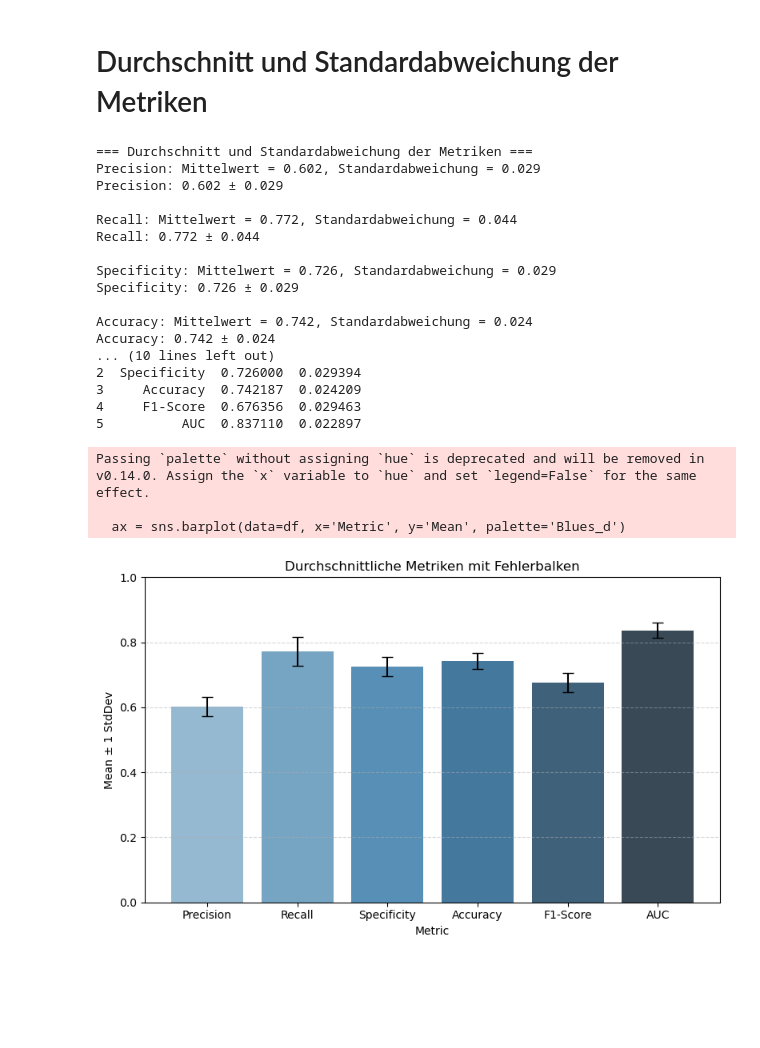
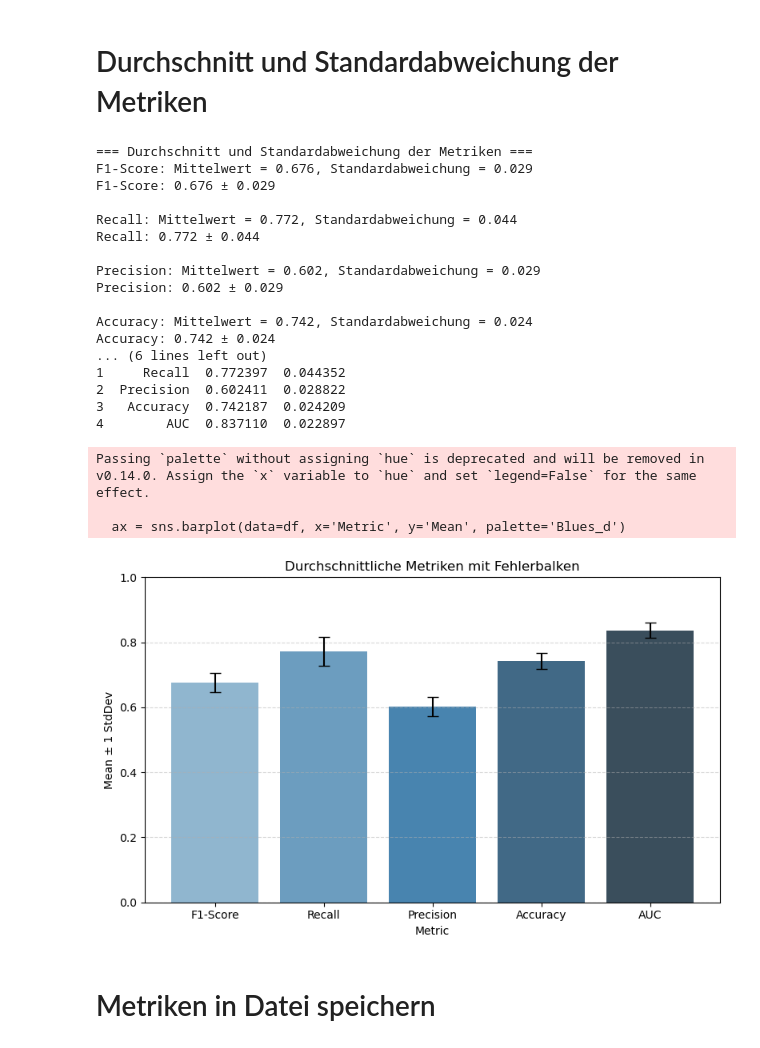
Before and after one commit to mettlrob/FoDS-Diabetes-Diagnosis, a Jupyter notebook: ML_Models/log_reg/log_reg.ipynb, the cells around one changed output. Saved outputs shown, nothing was run; the diff lists cells and outputs as text; code cells hidden in the pictures; blank space fills up the shorter version.

```diff
--- a/ML_Models/log_reg/log_reg.ipynb
+++ b/ML_Models/log_reg/log_reg.ipynb
@@ -251,11 +251,11 @@ plt.show()
 # %%
 # Zusammenfassung der Metriken
 metrics = {
+    "F1-Score": (np.mean(f1_list), np.std(f1_list)),
+    "Recall": (np.mean(recall_list), np.std(recall_list)),
+    #"Specificity": (np.mean(specificity_list), np.std(specificity_list)),
     "Precision": (np.mean(precision_list), np.std(precision_list)),
-    "Recall": (np.mean(recall_list), np.std(recall_list)),
-    "Specificity": (np.mean(specificity_list), np.std(specificity_list)),
     "Accuracy": (np.mean(accuracy_list), np.std(accuracy_list)),
-    "F1-Score": (np.mean(f1_list), np.std(f1_list)),
     "AUC": (np.mean(auc_list), np.std(auc_list))
 }
 
@@ -284,40 +284,42 @@ ax = sns.barplot(data=df, x='Metric', y='Mean', palette='Blues_d')
 
 # Manuell Fehlerbalken hinzufügen
 for i, row in df.iterrows():
     ax.errorbar(
         i,             # x-Position des Balkens
         row['Mean'],   # Mittelwert
         yerr=row['Std'],  # Standardabweichung
         fmt='none',    # kein Marker
         c='black',     # Farbe
         capsize=5      # Querstrichgröße
     )
 
 plt.ylim(0, 1)
 plt.ylabel('Mean ± 1 StdDev')
 plt.title('Durchschnittliche Metriken mit Fehlerbalken')
 plt.grid(axis='y', linestyle='--', alpha=0.5)
 plt.tight_layout()
 plt.show()
 # %% [output]
 === Durchschnitt und Standardabweichung der Metriken ===
-Precision: Mittelwert = 0.602, Standardabweichung = 0.029
-Precision: 0.602 ± 0.029
+F1-Score: Mittelwert = 0.676, Standardabweichung = 0.029
+F1-Score: 0.676 ± 0.029
 
 Recall: Mittelwert = 0.772, Standardabweichung = 0.044
 Recall: 0.772 ± 0.044
 
-Specificity: Mittelwert = 0.726, Standardabweichung = 0.029
-Specificity: 0.726 ± 0.029
+Precision: Mittelwert = 0.602, Standardabweichung = 0.029
+Precision: 0.602 ± 0.029
 
 Accuracy: Mittelwert = 0.742, Standardabweichung = 0.024
 Accuracy: 0.742 ± 0.024
-... (10 lines left out)
-2  Specificity  0.726000  0.029394
-3     Accuracy  0.742187  0.024209
-4     F1-Score  0.676356  0.029463
-5          AUC  0.837110  0.022897
+... (6 lines left out)
+1     Recall  0.772397  0.044352
+2  Precision  0.602411  0.028822
+3   Accuracy  0.742187  0.024209
+4        AUC  0.837110  0.022897
 Passing `palette` without assigning `hue` is deprecated and will be removed in v0.14.0. Assign the `x` variable to `hue` and set `legend=False` for the same effect.
 
   ax = sns.barplot(data=df, x='Metric', y='Mean', palette='Blues_d')
-[figure, old version]
+[figure, new version]
+# %% [markdown]
+# Metriken in Datei speichern
```
Also changed, not shown: parts of 1 cell of this notebook, 2 other files.
